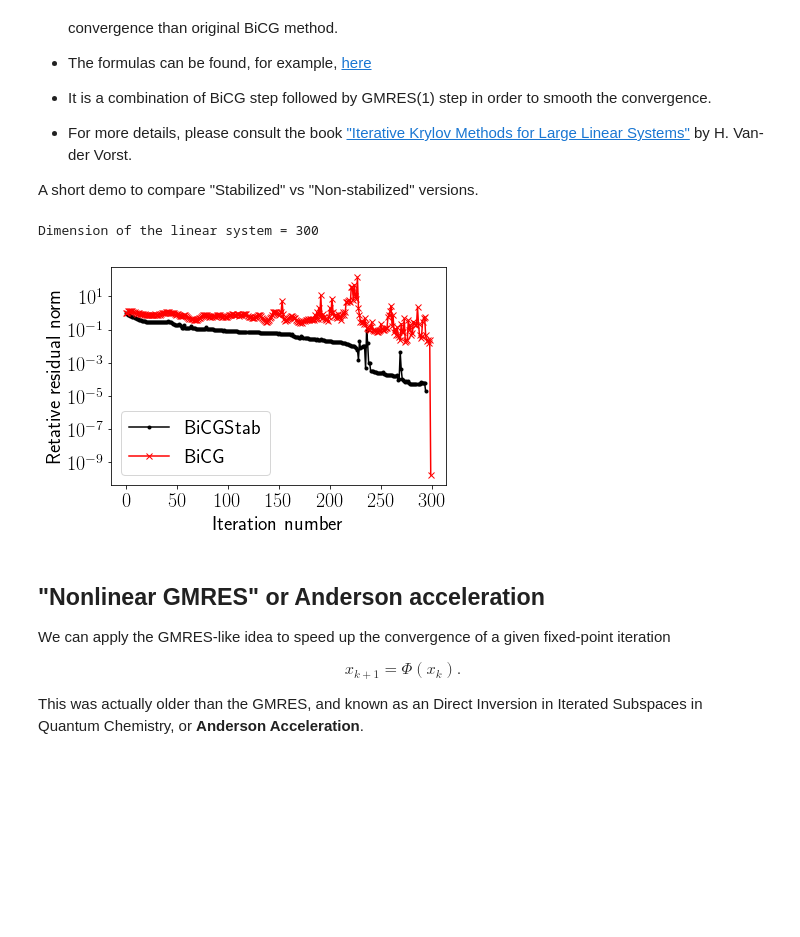
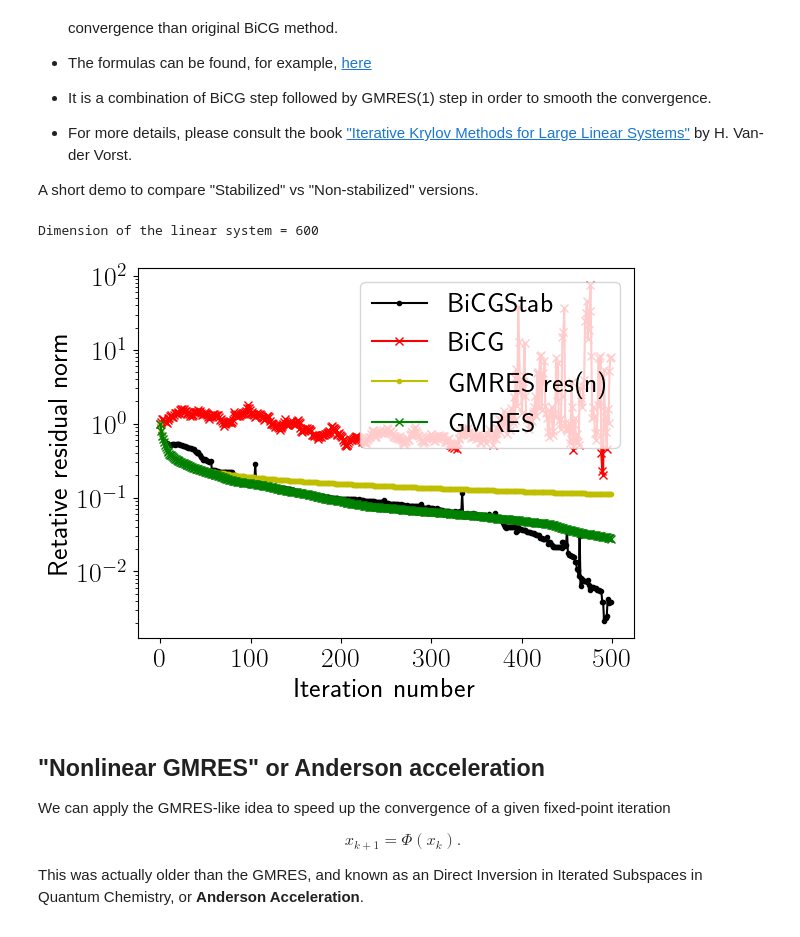
Before and after one commit to oseledets/nla2022, a Jupyter notebook: lectures/lecture-16/lecture-16.ipynb, the cells around one changed output. Drawn from its saved outputs; the diff is of its cells as text; code cells hidden in the pictures; blank space fills up the shorter version.

```diff
--- a/lectures/lecture-16/lecture-16.ipynb
+++ b/lectures/lecture-16/lecture-16.ipynb
@@ -177,7 +177,7 @@ import matplotlib.pyplot as plt
 import numpy as np
 import scipy as sp
 
-n = 300
+n = 600
 
 ex = np.ones(n);
 A = -sp.sparse.spdiags(np.vstack((ex,  -(2 + 1./n)*ex, (1 + 1./n) * ex)), [-1, 0, 1], n, n, 'csr')
@@ -185,36 +185,52 @@ rhs = np.random.randn(n)
 
 # ee = sp.sparse.eye(n)
 # A = -sp.sparse.spdiags(np.vstack((ex,  -(2 + 1./n)*ex, (1 + 1./n) * ex)), [-1, 0, 1], n, n, 'csr')
 # A = sp.sparse.kron(A, ee) + sp.sparse.kron(ee, A)
 # rhs = np.ones(n * n)
 
 print("Dimension of the linear system = {}".format(A.shape[0]))
 
 res_all_bicg = []
 res_all_bicgstab = []
 def bicg_cl(x):
     res_all_bicg.append(np.linalg.norm(A.dot(x) - rhs))
 
 def bicgstab_cl(x):
     res_all_bicgstab.append(np.linalg.norm(A.dot(x) - rhs))
 
+res_gmres_rst = []
+res_gmres = []
+def gmres_rst_cl(r):
+    res_gmres_rst.append(np.linalg.norm(r))
+
+def gmres_rst(r):
+    res_gmres.append(np.linalg.norm(r))
+
+sol2 = scipy.sparse.linalg.gmres(A, rhs, restart=20, callback=gmres_rst_cl)
+sol2 = scipy.sparse.linalg.gmres(A, rhs, restart=n, callback=gmres_rst)
+
+
 sol2 = scipy.sparse.linalg.bicg(A, rhs, x0=np.zeros(A.shape[0]), callback=bicg_cl)
 sol2 = scipy.sparse.linalg.bicgstab(A, rhs, x0=np.zeros(A.shape[0]), callback=bicgstab_cl)
 res_all_bicg = np.array(res_all_bicg)/res_all_bicg[0]
 res_all_bicgstab = np.array(res_all_bicgstab)/res_all_bicgstab[0]
+res_gmres_rst = np.array(res_gmres_rst)/res_gmres_rst[0]
+res_gmres = np.array(res_gmres)/res_gmres[0]
 
-lim = 350
+lim = 500
 plt.semilogy(res_all_bicgstab[:lim], marker='.',color='k', label='BiCGStab')
 plt.semilogy(res_all_bicg[:lim], marker='x',color='r', label='BiCG')
+plt.semilogy(res_gmres_rst[:lim], marker='.',color='y', label='GMRES res(n)')
+plt.semilogy(res_gmres[:lim], marker='x',color='g', label='GMRES')
 
 plt.xlabel('Iteration number', fontsize=20)
 plt.ylabel('Retative residual norm', fontsize=20)
 plt.legend(loc='best', fontsize=20)
 plt.xticks(fontsize=20)
 _ = plt.yticks(fontsize=20)
 # %% [output]
-Dimension of the linear system = 300
+Dimension of the linear system = 600
-[figure, old version]
+[figure, new version]
 # %% [markdown]
 ## "Nonlinear GMRES" or Anderson acceleration
 
```
Also changed, not shown: parts of 3 cells of this notebook, 6 other files.
